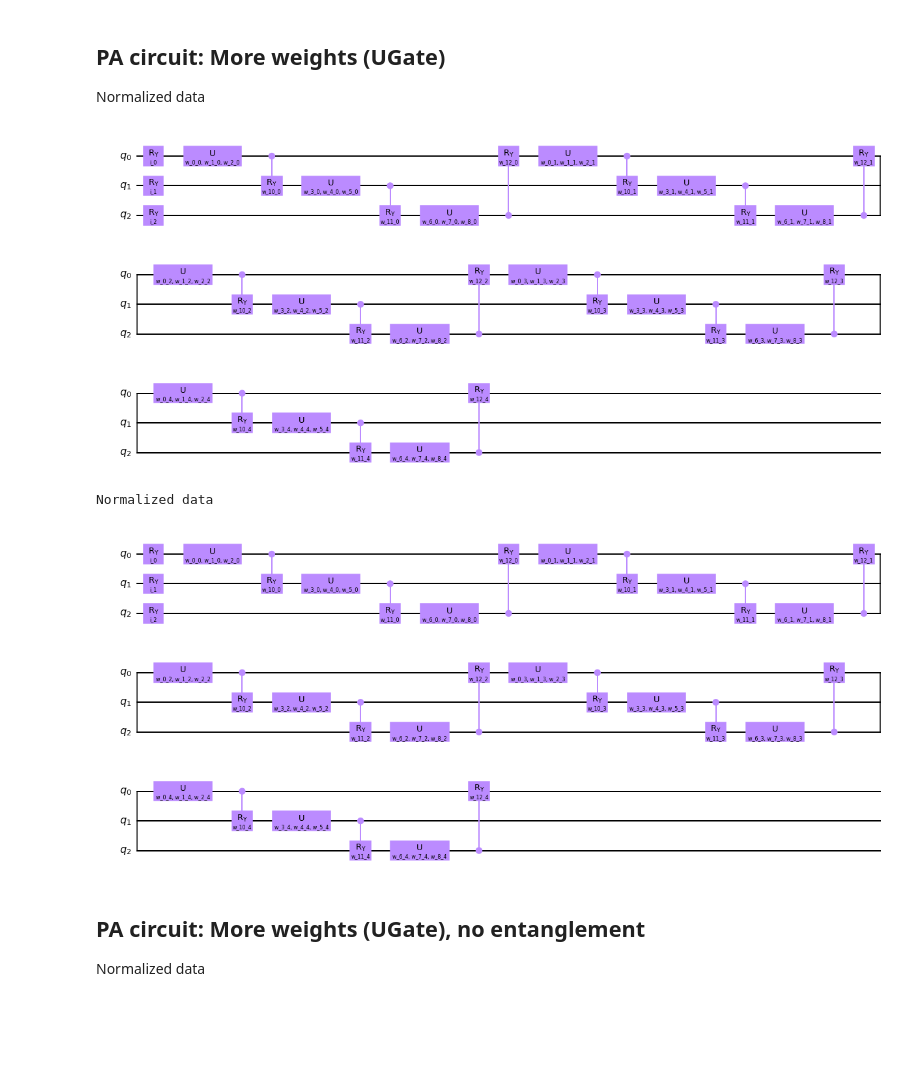
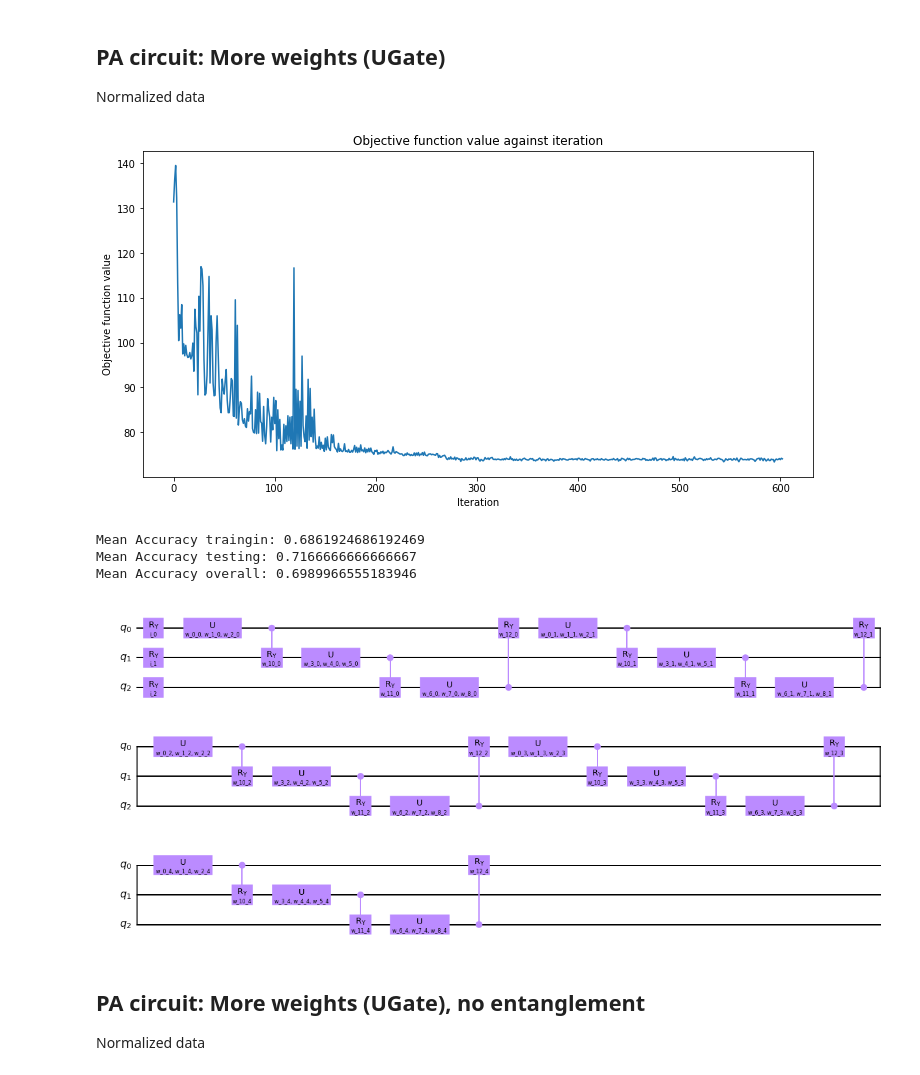
Before and after one commit to RicardoMonteiroSimoes/ZHAW_PAHS212, a Jupyter notebook: jupyter/huberpa4/qiskit_heart_failure_experiments_layers.ipynb, the cells around one changed output. Drawn from its saved outputs; the diff is of its cells as text; code cells hidden in the pictures; blank space fills up the shorter version.

Commit message:
Add moar plots :tiger:

```diff
--- a/jupyter/huberpa4/qiskit_heart_failure_experiments_layers.ipynb
+++ b/jupyter/huberpa4/qiskit_heart_failure_experiments_layers.ipynb
@@ -455,36 +459,38 @@ for l in range(n_layers):
   ansatz.cry(Parameter('w_11_' + str(l)), 1, 2)
   ansatz.u(Parameter('w_6_' + str(l)),Parameter('w_7_' + str(l)),Parameter('w_8_' + str(l)),2)
   ansatz.cry(Parameter('w_12_' + str(l)), 2, 0)
 
 qc = QuantumCircuit(n)
 qc.append(feature_map, range(n))
 qc.append(ansatz, range(n))
 
 circuit_qnn = CircuitQNN(circuit=qc,
                          input_params=feature_map.parameters,
                          weight_params=ansatz.parameters,
                          interpret=parity,
                          output_shape=output_shape,
                          quantum_instance=quantum_instance)
 
 # construct classifier
 circuit_classifier = NeuralNetworkClassifier(neural_network=circuit_qnn,
                                              optimizer=COBYLA(),
                                              callback=callback_graph)
 
 display(qc.decompose().draw('mpl'))
 
 # create empty array for callback to store evaluations of the objective function
 objective_func_vals = []
 accuracy_iteration_vals = []
 # compare
 print('Normalized data')
 fit_and_score(circuit_classifier, normalize_data(x_train.values), y_train.values,
-    normalize_data(x_test.values), y_test.values
+    normalize_data(x_test.values), y_test.values)
 display(qc.decompose().draw('mpl'))
 # %% [output]
-[figure, old version]
+[figure, new version]
-Normalized data
+Mean Accuracy traingin: 0.6861924686192469
+Mean Accuracy testing: 0.7166666666666667
+Mean Accuracy overall: 0.6989966555183946
 [figure]
 # %% [markdown]
 ## PA circuit: More weights (UGate), no entanglement
```
Also changed, not shown: parts of 5 cells of this notebook, 7 other files.
